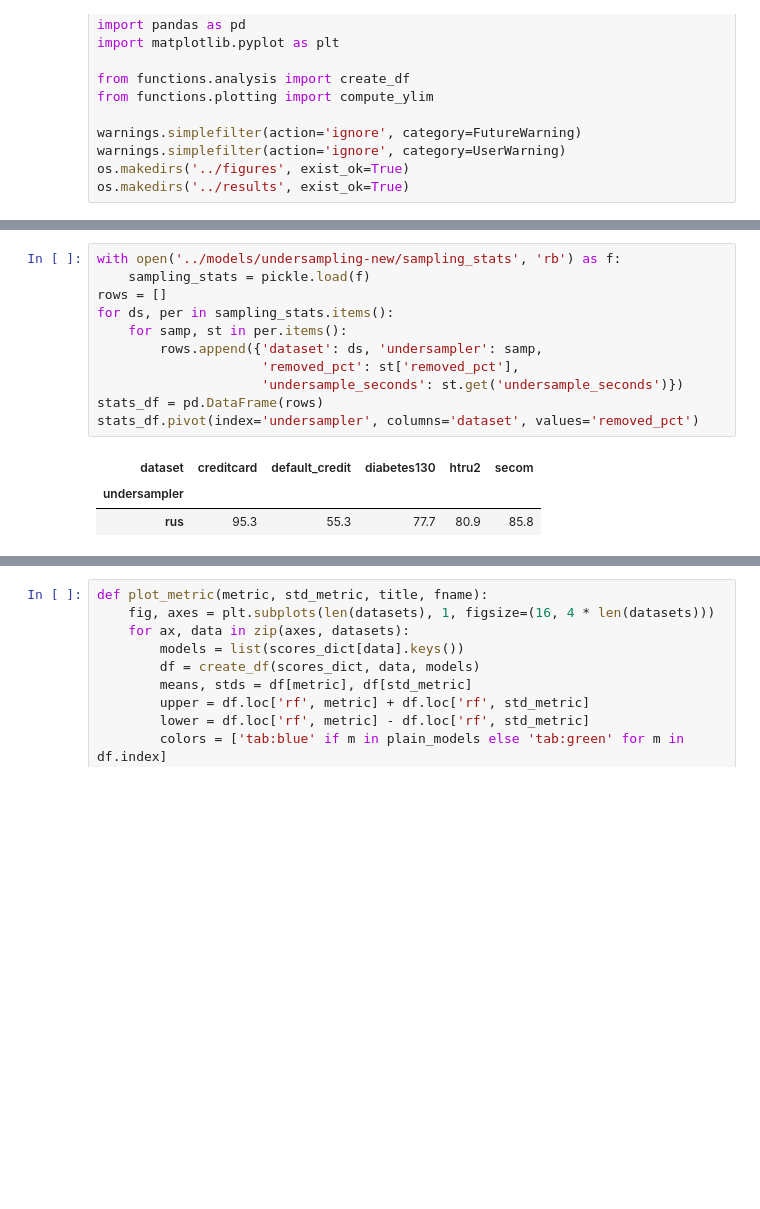
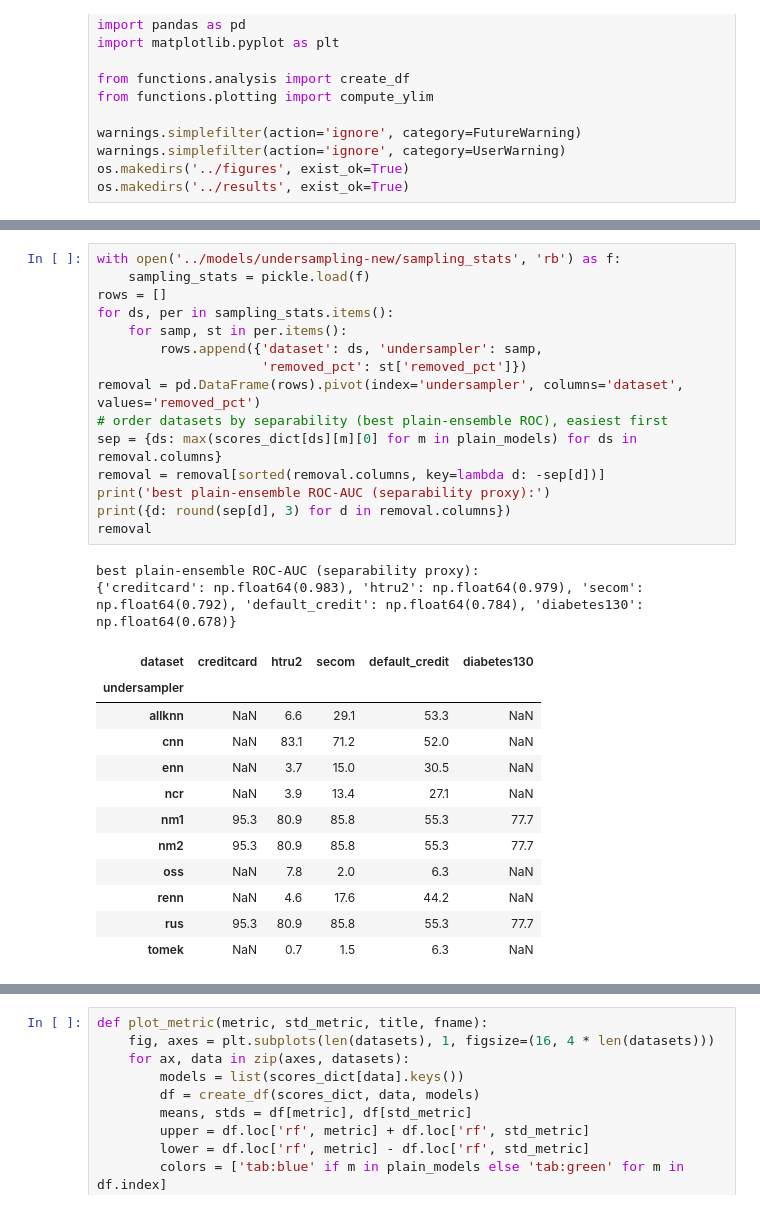
Before and after one commit to solegalli/resampling-experiments, a Jupyter notebook: notebooks/07-analysis-of-undersampling-new-datasets.ipynb, the cells around one changed output, grey strips where cells are left out. Cells and saved outputs as stored; diff of their text form; blank space fills up the shorter version.

```diff
--- a/notebooks/07-analysis-of-undersampling-new-datasets.ipynb
+++ b/notebooks/07-analysis-of-undersampling-new-datasets.ipynb
@@ -88,15 +74,30 @@ Each undersampler shrinks the majority class by a different amount.
 # %%
 with open('../models/undersampling-new/sampling_stats', 'rb') as f:
     sampling_stats = pickle.load(f)
 rows = []
 for ds, per in sampling_stats.items():
     for samp, st in per.items():
         rows.append({'dataset': ds, 'undersampler': samp,
-                     'removed_pct': st['removed_pct'],
-                     'undersample_seconds': st.get('undersample_seconds')})
-stats_df = pd.DataFrame(rows)
-stats_df.pivot(index='undersampler', columns='dataset', values='removed_pct')
+                     'removed_pct': st['removed_pct']})
+removal = pd.DataFrame(rows).pivot(index='undersampler', columns='dataset', values='removed_pct')
+# order datasets by separability (best plain-ensemble ROC), easiest first
+sep = {ds: max(scores_dict[ds][m][0] for m in plain_models) for ds in removal.columns}
+removal = removal[sorted(removal.columns, key=lambda d: -sep[d])]
+print('best plain-ensemble ROC-AUC (separability proxy):')
+print({d: round(sep[d], 3) for d in removal.columns})
+removal
 # %% [output]
+best plain-ensemble ROC-AUC (separability proxy):
+{'creditcard': np.float64(0.983), 'htru2': np.float64(0.979), 'secom': np.float64(0.792), 'default_credit': np.float64(0.784), 'diabetes130': np.float64(0.678)}
-| dataset | creditcard | default_credit | diabetes130 | htru2 | secom |
+| dataset | creditcard | htru2 | secom | default_credit | diabetes130 |
 | undersampler |  |  |  |  |  |
-| rus | 95.3 | 55.3 | 77.7 | 80.9 | 85.8 |
+| allknn | NaN | 6.6 | 29.1 | 53.3 | NaN |
+| cnn | NaN | 83.1 | 71.2 | 52.0 | NaN |
+| enn | NaN | 3.7 | 15.0 | 30.5 | NaN |
+| ncr | NaN | 3.9 | 13.4 | 27.1 | NaN |
+| nm1 | 95.3 | 80.9 | 85.8 | 55.3 | 77.7 |
+| nm2 | 95.3 | 80.9 | 85.8 | 55.3 | 77.7 |
+| oss | NaN | 7.8 | 2.0 | 6.3 | NaN |
+| renn | NaN | 4.6 | 17.6 | 44.2 | NaN |
+| rus | 95.3 | 80.9 | 85.8 | 55.3 | 77.7 |
+| tomek | NaN | 0.7 | 1.5 | 6.3 | NaN |
```
Also changed, not shown: parts of 17 cells of this notebook, 3 other files.
